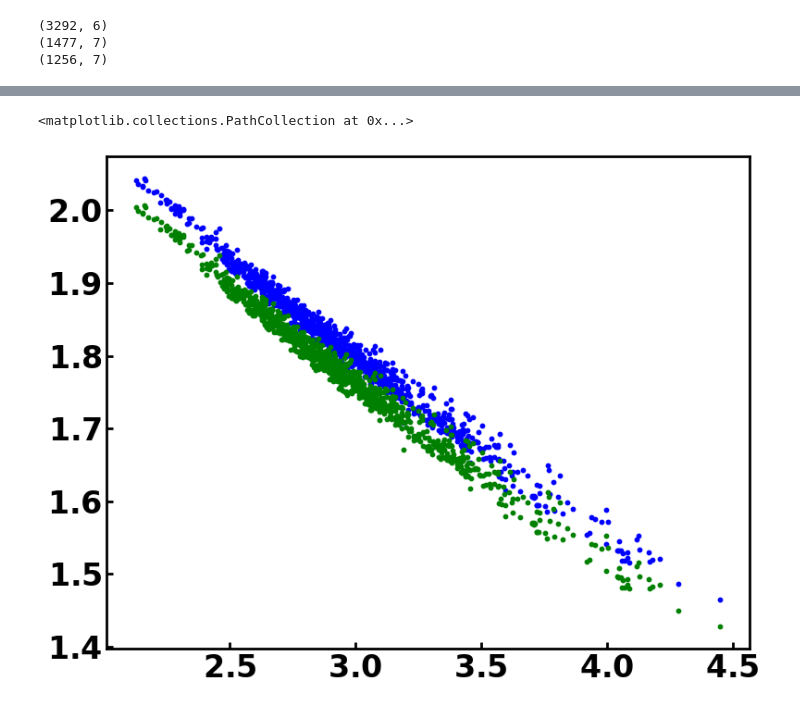
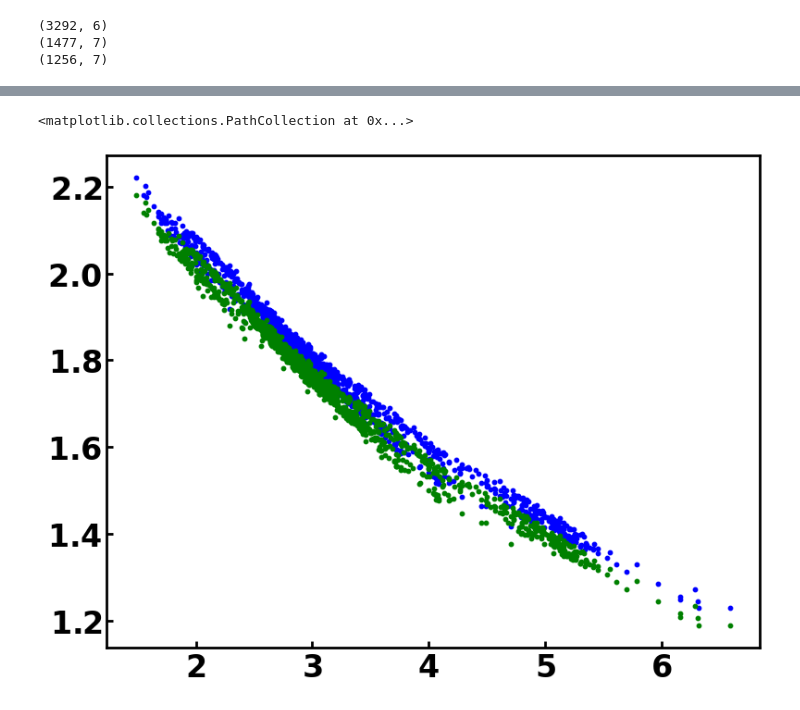
Before and after one commit to SWAN88/AuNR_DA, a Jupyter notebook: 083024_figure4_playground.ipynb, the cells around one changed output, grey strips where cells are left out. Cells and saved outputs as stored; diff of their text form; code cells hidden in the pictures.

```diff
--- a/083024_figure4_playground.ipynb
+++ b/083024_figure4_playground.ipynb
@@ -353,7 +411,7 @@ def calculate_mean(lst):
 
 
 def numerical_method(ito_data, glass_data, target_nsub):
-    ito_nsub = 1.975
+    ito_nsub = 1.96
     glass_nsub = 1.52
     dnsub_IG = ito_nsub - glass_nsub
     dEres_IG_list = []
@@ -411,5 +469,5 @@ print(glass_data.shape)
 (1256, 7)
 # %%
 Al2O3_nsub = 1.762
-Al2O3_Eres, Al2O3_Linewidth = numerical_method(ito_data, glass_data, target_nsub=Al2O3_nsub)
+Al2O3_Eres, Al2O3_Linewidth = numerical_method(ito_data, combined_data, target_nsub=Al2O3_nsub)
 # %%
@@ -447,12 +511,12 @@ X_glass
 # %%
-plt.scatter(glass_data['ratio'], glass_data['eres'], s=10, c='b', label='glass (1.52)')
-plt.scatter(glass_data['ratio'], Al2O3_Eres, s=10, c='g', label='numerically corrected glass for Al2O3 (1.762)')
+plt.scatter(combined_data['ratio'], combined_data['eres'], s=10, c='b', label='glass (1.52)')
+plt.scatter(combined_data['ratio'], Al2O3_Eres, s=10, c='g', label='numerically corrected glass for Al2O3 (1.762)')
 
 # plt.scatter(glass_data['ratio'], glass_data['linewidth'], s=10, c='b', label='glass (1.52)')
 # plt.scatter(glass_data['ratio'], Al2O3_Linewidth, s=10, c='g', label='numerically corrected glass for Al2O3 (1.762)')
 # %% [output]
 <matplotlib.collections.PathCollection at 0x...>
-[figure, old version]
+[figure, new version]
 # %%
 X_glass.shape
 # %% [output]
```
Also changed, not shown: parts of 10 cells of this notebook, 1 other file.
